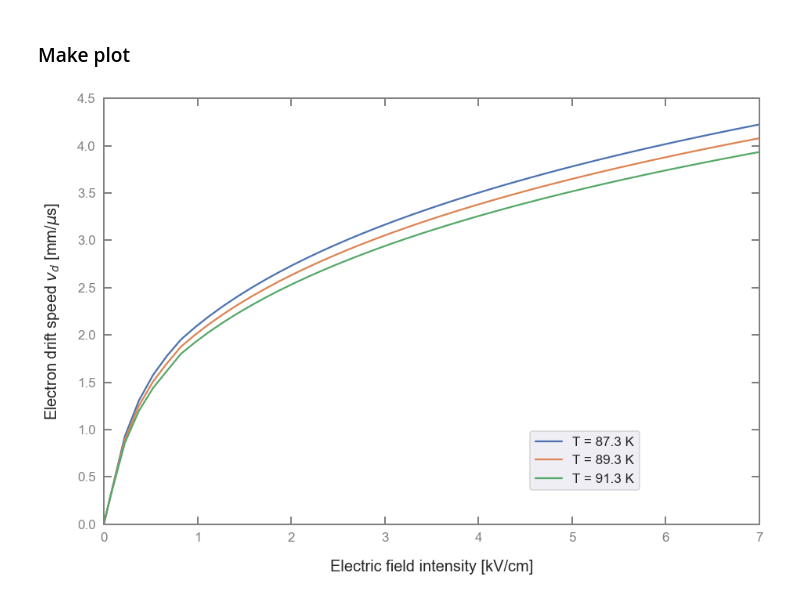
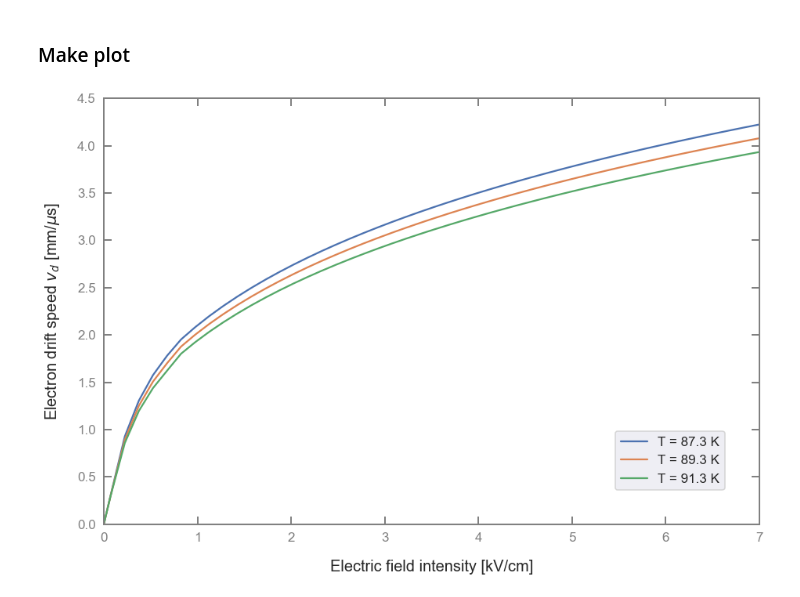
Before and after one commit to RomanMBerner/e_driftSpeed_in_LAr, a Jupyter notebook: e_driftSpeed_in_LAr.ipynb, the cells around one changed output. Cells and saved outputs as stored; diff of their text form; code cells hidden in the pictures.

```diff
--- a/e_driftSpeed_in_LAr.ipynb
+++ b/e_driftSpeed_in_LAr.ipynb
@@ -113,35 +113,35 @@ ax.tick_params(direction='in', length=10, width=2,                 # direction,
 # Axis limits
 ax.set_xlim((E_min,7.))
 #ax.set_xlim((0.,4.))
 ax.set_ylim((0.,4.5))
 
 #plt.errorbar(x_vals,y_vals,xerr=x_err,yerr=y_err,fmt='o',label='Data') # fmt='-o'
 #plt.plot(fit_boxModel_x,fit_boxModel_y,'r-',label=r'Box Model Fit: $Q_0 = %3.1f \pm %3.1f , \beta = %3.3f \pm %3.3f$' %(Q0_boxModel,Q0_boxModel_err,beta_boxModel,beta_boxModel_err))
 #plt.plot(fit_birksModel_x,fit_birksModel_y,'g-',label=r'Birks Model Fit: $Q_0 = %3.1f \pm %3.1f , k_E = %3.3f \pm %3.3f$' %(Q0_birksModel,Q0_birksModel_err,k_birksModel,k_birksModel_err))
 
 for T_index, T in enumerate(T_values):
     plt.plot(x_values[T_index], y_values[T_index], '-', label=r'T = %3.1f K' %(T))
 
 # Legend
-plt.legend(loc=[0.65,0.08], prop={'size': 17})
+plt.legend(loc=[0.78,0.08], prop={'size': 17})
 #plt.legend(loc=[0.75,0.85], prop={'size': 17}) # loc='upper right', 'best'
 
 # Axis labels
 axis_labels = ['Electric field intensity [kV/cm]', 'Electron drift speed $v_{d}$ [mm/$\mu$s]']
 plt.xlabel(axis_labels[0], fontsize=20, labelpad=20)
 plt.ylabel(axis_labels[1], fontsize=20, labelpad=20)
 
 # Logarithmic y axis
 #plt.ylim(bottom=0.9) #, top=200)
 #plt.yscale('linear') # linear, log
 
 # Save figure
 save_name = 'electron_driftVelocity_vs_Efield.png'
 plt.savefig(save_name, dpi=400) # bbox_inches='tight'
 #plt.close()
 #plt.show()
 # %% [output]
-[figure, old version]
+[figure, new version]
 # %%
 seaborn.set(rc={'figure.figsize':(15, 10),})
 #seaborn.set(rc={'figure.figsize':(10, 10),})
```
Also changed, not shown: parts of 1 cell of this notebook, 4 other files.
